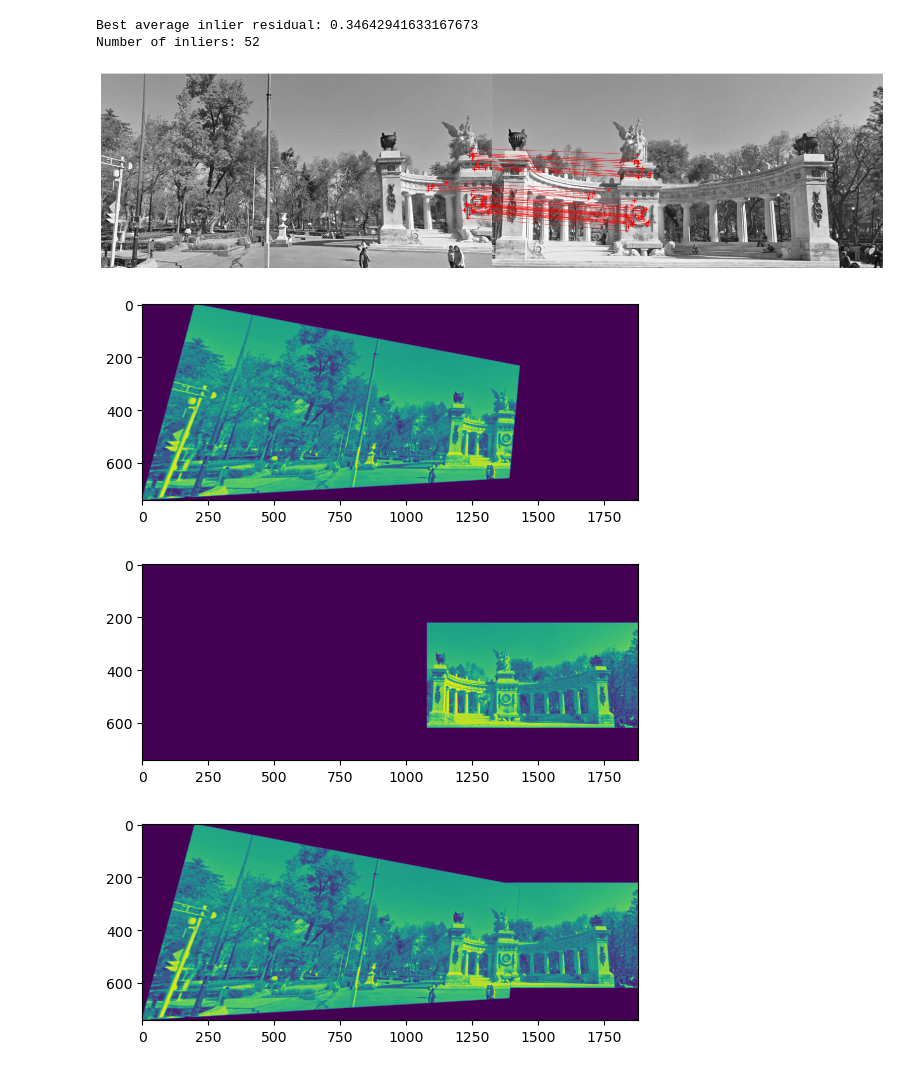
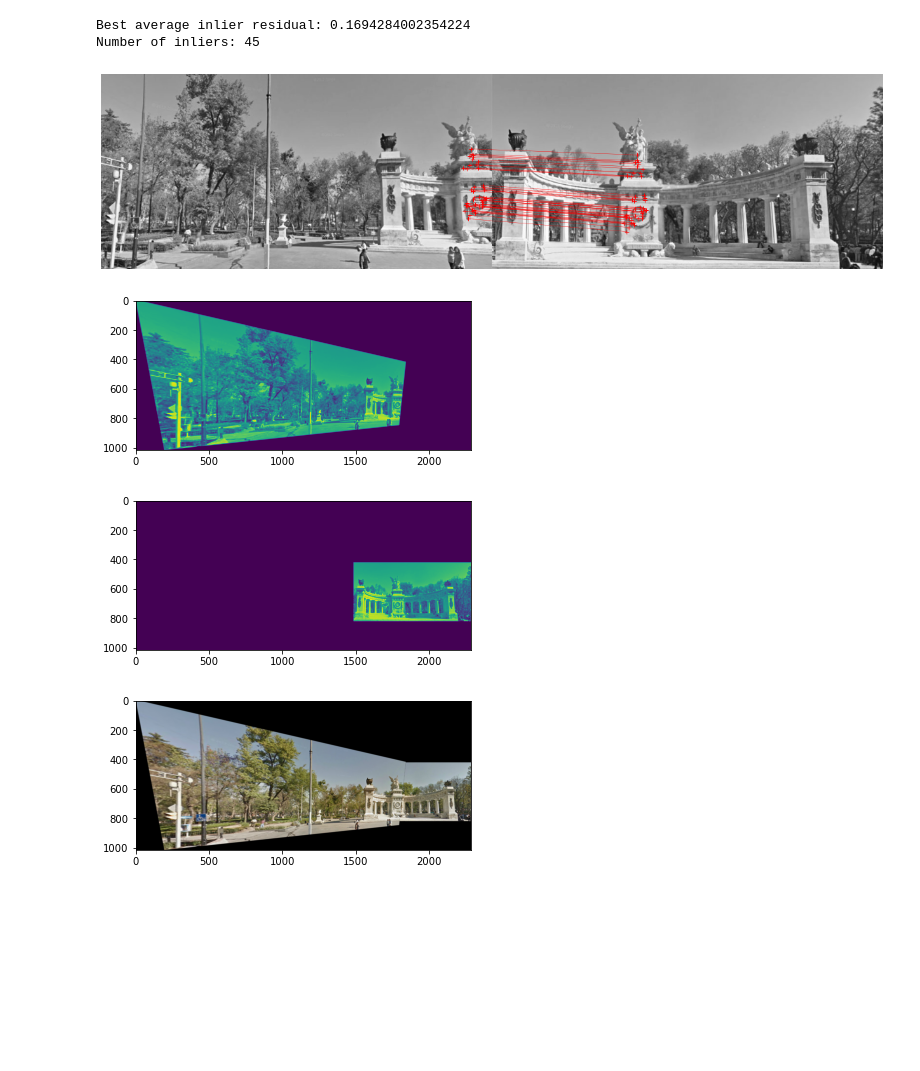
Before and after one commit to One2Remember/CS543-Image-Stitching, a Jupyter notebook: gallegos_emmanuel_a3_p1.ipynb, the cells around one changed output. Saved outputs shown, nothing was run; the diff lists cells and outputs as text; code cells hidden in the pictures; blank space fills up the shorter version.

```diff
--- a/gallegos_emmanuel_a3_p1.ipynb
+++ b/gallegos_emmanuel_a3_p1.ipynb
@@ -17,10 +17,13 @@ import random
 N_MATCHES = 300
 s = 4
 N_RANSAC = 1000
-INLIER_THRESHOLD = 1
+INLIER_THRESHOLD = 0.5
 # %%
 img1 = cv2.imread('left.jpg',0) # queryImage
 img2 = cv2.imread('right.jpg',0) # trainImage
+
+rgb_img1 = cv2.imread('left.jpg') # queryImage
+rgb_img2 = cv2.imread('right.jpg') # trainImage
 
 # Initiate SIFT detector
 sift = cv2.SIFT_create()
@@ -162,8 +165,8 @@ print("Number of inliers: " + str(len(best_inliers)))
 fig, ax = plt.subplots(figsize=(20,10))
 plot_inlier_matches(ax, img1, img2, best_inliers)
 # %% [output]
-Best average inlier residual: 0.34642941633167673
-Number of inliers: 52
+Best average inlier residual: 0.1694284002354224
+Number of inliers: 45
 [figure]
 # %%
 # calculate dims of transformed image
@@ -186,41 +189,67 @@ translate_warp_matrix = np.matmul(translation_matrix, best_homo_matrix)
 
 # warp img1 with homography and translation
 tf = skimage.transform.ProjectiveTransform(matrix=translate_warp_matrix)
 warped_img_1 = skimage.transform.warp(img1, tf.inverse, output_shape=dims)
 
 # warp img2 with translation only
 translation_matrix_2 = np.array([[1, 0, -min_x],[0, 1, -min_y]])
 img2_shifted = cv2.warpAffine(img2, translation_matrix_2, (dims[1], dims[0]))
 
 plt.imshow(warped_img_1)
 plt.show()
 plt.imshow(img2_shifted)
 plt.show()
 
+# normalize (oops)
 img2_final = img2_shifted / 255
 
+
+
+# shuffle rgb images
+rgb_image1_shuffled = np.transpose(rgb_img1, (2,0,1))
+rgb_image2_shuffled = np.transpose(rgb_img2, (2,0,1))
+
+# warp image 1
+warped_rgb_img1 = np.array([skimage.transform.warp(channel, tf.inverse, output_shape=dims)
+                           for channel in rgb_image1_shuffled])
+# translate image 2
+trans_rgb_img2 = np.array([cv2.warpAffine(channel, translation_matrix_2, (dims[1], dims[0]))
+                               for channel in rgb_image2_shuffled])
+
+# transform back to normal rgb stride (and divide second image by 255)
+final_img1 = np.transpose(warped_rgb_img1, (1,2,0))
+final_img2 = np.transpose(trans_rgb_img2, (1,2,0)) / 255
+
 # combine images
-combined_image = np.zeros(dims)
+combined_image = np.zeros(dims+(3,))
+
 for i in range(0, dims[0]):
     for j in range(0, dims[1]):
         img_1_pt = warped_img_1[i][j]
         img_2_pt = img2_final[i][j]
         # img2 is non-zero
         if img_1_pt == 0 and img_2_pt != 0:
-            combined_image[i][j] = img_2_pt
+            combined_image[i][j] = final_img2[i][j]
         # img1 is non-zero
         elif img_1_pt != 0 and img_2_pt == 0:
-            combined_image[i][j] = img_1_pt
+            combined_image[i][j] = final_img1[i][j]
         # both are non-zero
         elif img_1_pt != 0 and img_2_pt != 0:
-            combined_image[i][j] = img_1_pt #(img_1_pt + img_2_pt) / 2
+            combined_image[i][j] = final_img1[i][j] #(img_1_pt + img_2_pt) / 2
         # both are 0
         else:
-            combined_image[i][j] = 0
-
-plt.imshow(combined_image)
-plt.show()
+            combined_image[i][j] = np.zeros(3)
 # %% [output]
-[figure, old version]
+[figure, new version]
-[figure, old version]
+[figure, new version]
-[figure, removed]
+# %%
+# convert color scale
+final_image = cv2.cvtColor((combined_image * 255).astype(uint8), cv2.COLOR_BGR2RGB)
+
+plt.imshow(final_image)
+plt.show()
+
+im = Image.fromarray(final_image)
+im.save("stitched.jpg")
+# %% [output]
+[figure, added]
```
Also changed, not shown: parts of 1 cell of this notebook.
